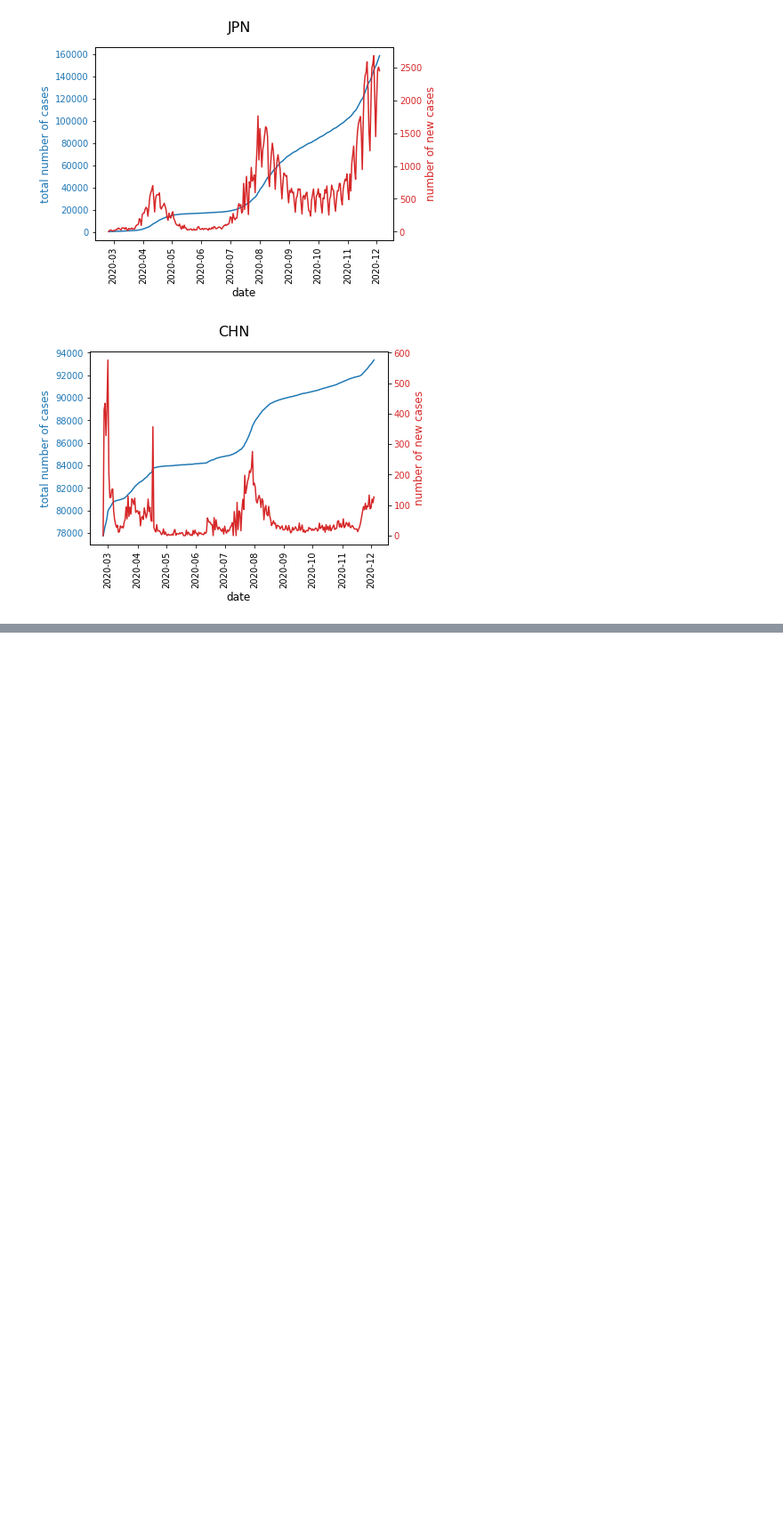
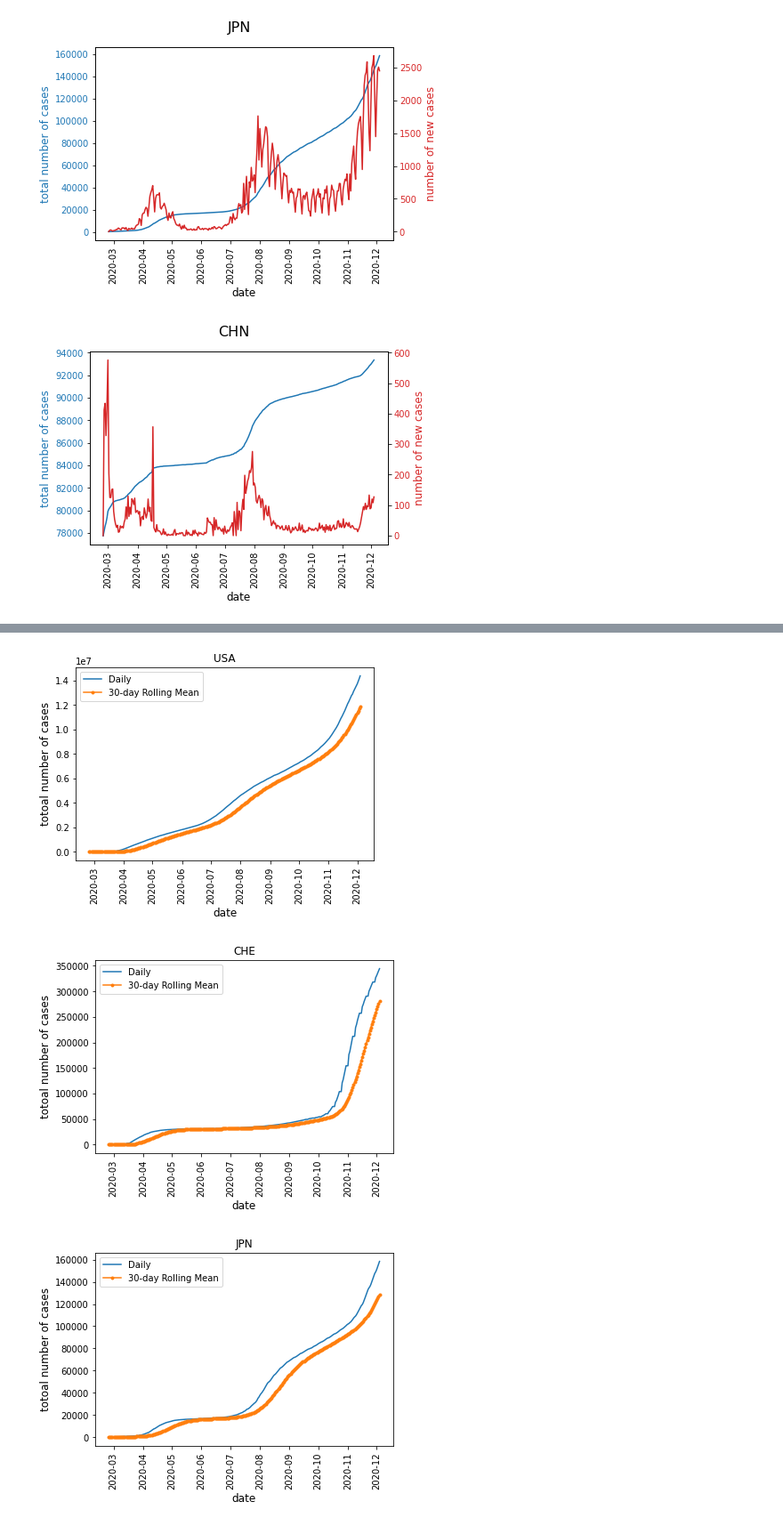
Before and after one commit to anitamezzetti/covid_impact_stocks_volatility, a Jupyter notebook: HienVersion_FinBigData_1.ipynb, the cells around one changed output, grey strips where cells are left out. Shown at 89% size. Saved outputs shown, nothing was run; the diff lists cells and outputs as text; code cells hidden in the pictures; blank space fills up the shorter version.

```diff
--- a/HienVersion_FinBigData_1.ipynb
+++ b/HienVersion_FinBigData_1.ipynb
@@ -122,0 +127,18 @@ for country,df in dfs.items():
+# %%
+# rolling for cumulative => solution for the problem of late registration of data or non-granularity
+
+for country,df in dfs.items():
+  df_30day_rolling = df["confirmed"].rolling(30).mean().fillna(0)
+  plt.figure()
+  plt.plot(df.date, df["confirmed"], label="Daily")
+  plt.plot(df.date, df_30day_rolling, marker=".", label="30-day Rolling Mean")
+  plt.xticks(rotation=90)
+  plt.xlabel("date", size=12)
+  plt.ylabel("totoal number of cases", size=12)
+  plt.title(country)
+  plt.legend()
+  plt.show()
+# %% [output]
+[figure, added]
+[figure, added]
+[figure, added]
```
Also changed, not shown: parts of 17 cells of this notebook.
